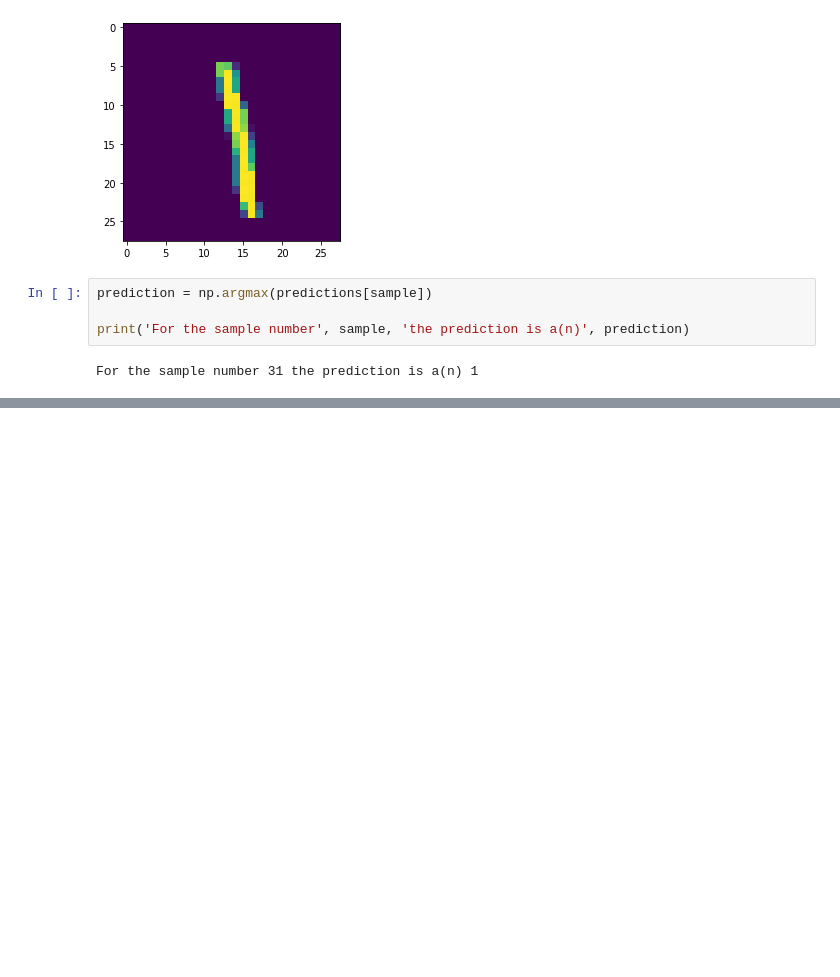
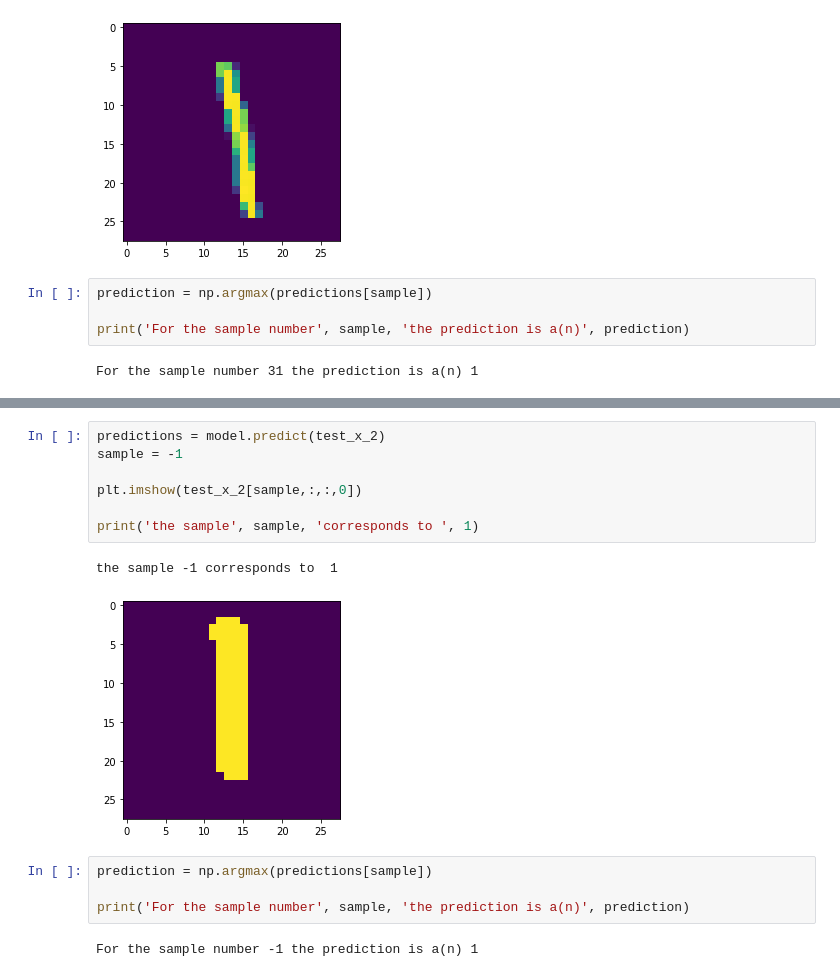
Before and after one commit to HilkarSoberanes/MachineLearning, a Jupyter notebook: Mnist.ipynb, the cells around one changed output, grey strips where cells are left out. Saved outputs shown, nothing was run; the diff lists cells and outputs as text; blank space fills up the shorter version.

```diff
--- a/Mnist.ipynb
+++ b/Mnist.ipynb
@@ -442,0 +459,16 @@ For the sample number 31 the prediction is a(n) 1
+# %%
+predictions = model.predict(test_x_2)
+sample = -1
+
+plt.imshow(test_x_2[sample,:,:,0])
+
+print('the sample', sample, 'corresponds to ', 1)
+# %% [output]
+the sample -1 corresponds to  1
+[figure, added]
+# %%
+prediction = np.argmax(predictions[sample])
+
+print('For the sample number', sample, 'the prediction is a(n)', prediction)
+# %% [output]
+For the sample number -1 the prediction is a(n) 1
```
Also changed, not shown: parts of 46 cells of this notebook.
